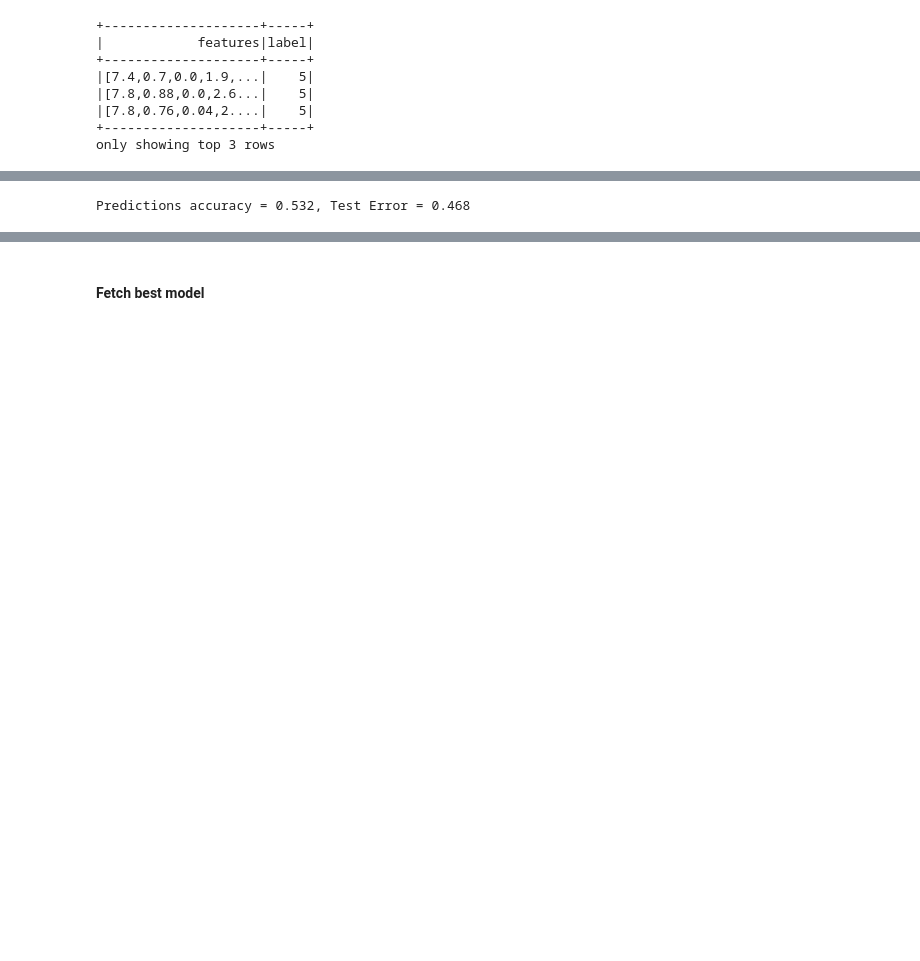
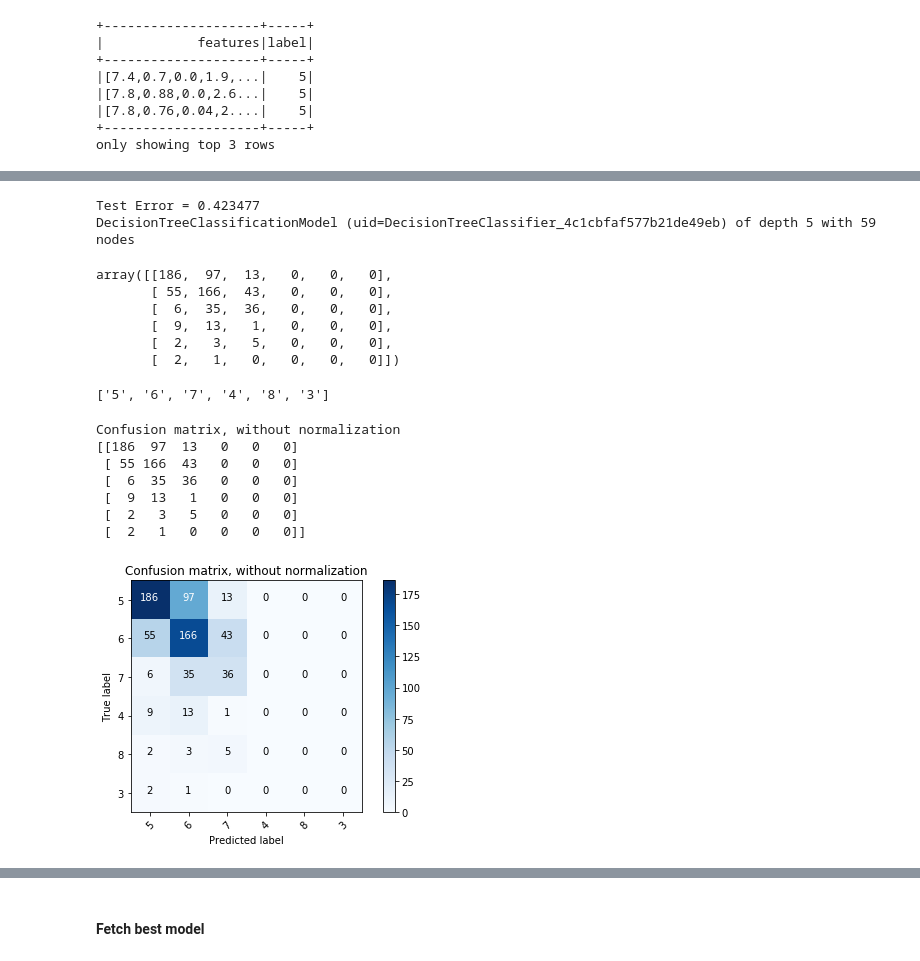
Before and after one commit to PankajShegokar/LearningApacheSpark, a Jupyter notebook: doc/notebook/DecisionTreeC7.ipynb, the cells around one changed output, grey strips where cells are left out. Cells and saved outputs as stored; diff of their text form; code cells hidden in the pictures; blank space fills up the shorter version.

```diff
--- a/doc/notebook/DecisionTreeC7.ipynb
+++ b/doc/notebook/DecisionTreeC7.ipynb
@@ -74,0 +137,3 @@ only showing top 6 rows
+# %%
+# Split the data into training and test sets (40% held out for testing)
+(trainingData, testData) = transformed.randomSplit([0.6, 0.4])
@@ -82,9 +149,6 @@ labelConverter = IndexToString(inputCol="prediction", outputCol="predictedLabel"
 # %%
 # Chain indexers and tree in a Pipeline
 pipeline = Pipeline(stages=[labelIndexer, featureIndexer, dTree,labelConverter])
-# %%
-# Split the data into training and test sets (30% held out for testing)
-(trainingData, testData) = data.randomSplit([0.7, 0.3])
 # %%
 # Train model.  This also runs the indexers.
 model = pipeline.fit(trainingData)
@@ -108,8 +193,14 @@ only showing top 5 rows
 # %%
+from pyspark.ml.evaluation import MulticlassClassificationEvaluator
+
 # Select (prediction, true label) and compute test error
 evaluator = MulticlassClassificationEvaluator(
     labelCol="indexedLabel", predictionCol="prediction", metricName="accuracy")
 accuracy = evaluator.evaluate(predictions)
-print("Predictions accuracy = %g, Test Error = %g" % (accuracy,(1.0 - accuracy)))
+print("Test Error = %g" % (1.0 - accuracy))
+
+rfModel = model.stages[-2]
+print(rfModel)  # summary only
 # %% [output]
-Predictions accuracy = 0.532, Test Error = 0.468
+Test Error = 0.423477
+DecisionTreeClassificationModel (uid=DecisionTreeClassifier_4c1cbfaf577b21de49eb) of depth 5 with 59 nodes
@@ -115,0 +245,26 @@ Predictions accuracy = 0.532, Test Error = 0.468
+# %%
+from sklearn.metrics import confusion_matrix
+y_true = predictions.select("indexedLabel")
+y_true = y_true.toPandas()
+
+y_pred = predictions.select("prediction")
+y_pred = y_pred.toPandas()
+
+cnf_matrix = confusion_matrix(y_true, y_pred)
+cnf_matrix
+# %% [output]
+array([[186,  97,  13,   0,   0,   0],
+       [ 55, 166,  43,   0,   0,   0],
+       [  6,  35,  36,   0,   0,   0],
+       [  9,  13,   1,   0,   0,   0],
+       [  2,   3,   5,   0,   0,   0],
+       [  2,   1,   0,   0,   0,   0]])
+# %%
+# # Plot non-normalized confusion matrix
+class_temp = predictions.select("label").groupBy("label").count().sort('count', ascending=False).toPandas()
+class_temp = class_temp["label"].values.tolist()
+class_names = map(str, class_temp)
+# # # # print(class_name)
+class_names
+# %% [output]
+['5', '6', '7', '4', '8', '3']
@@ -115,0 +273,14 @@ Predictions accuracy = 0.532, Test Error = 0.468
+# %%
+plt.figure()
+plot_confusion_matrix(cnf_matrix, classes=class_names,
+                      title='Confusion matrix, without normalization')
+plt.show()
+# %% [output]
+Confusion matrix, without normalization
+[[186  97  13   0   0   0]
+ [ 55 166  43   0   0   0]
+ [  6  35  36   0   0   0]
+ [  9  13   1   0   0   0]
+ [  2   3   5   0   0   0]
+ [  2   1   0   0   0   0]]
+[figure, added]
```
Also changed, not shown: parts of 35 cells of this notebook, 15 other files.
